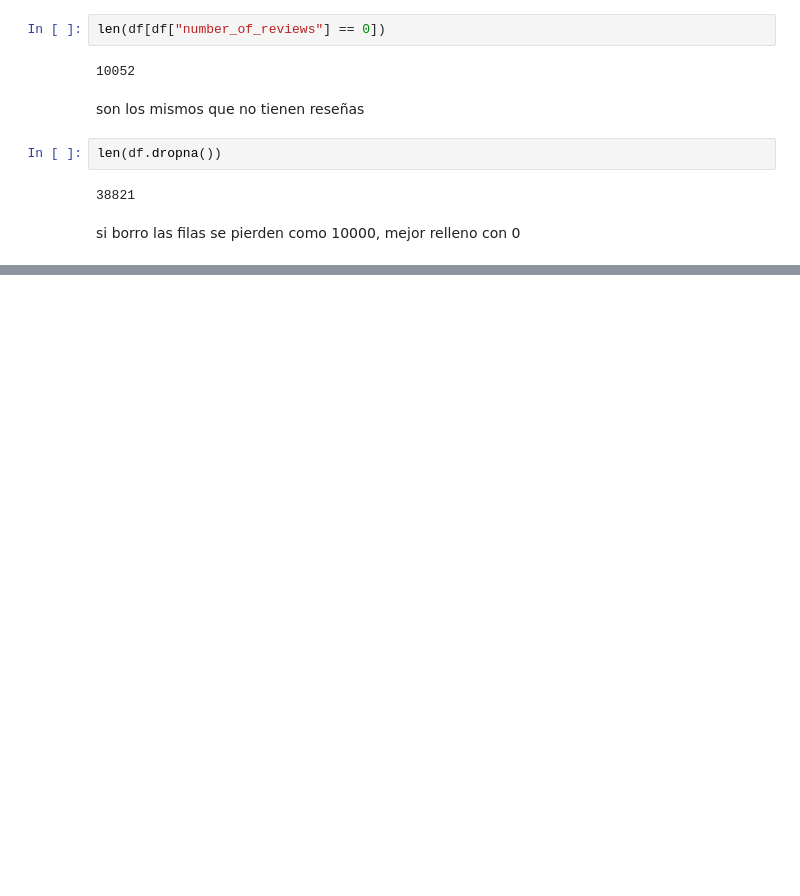
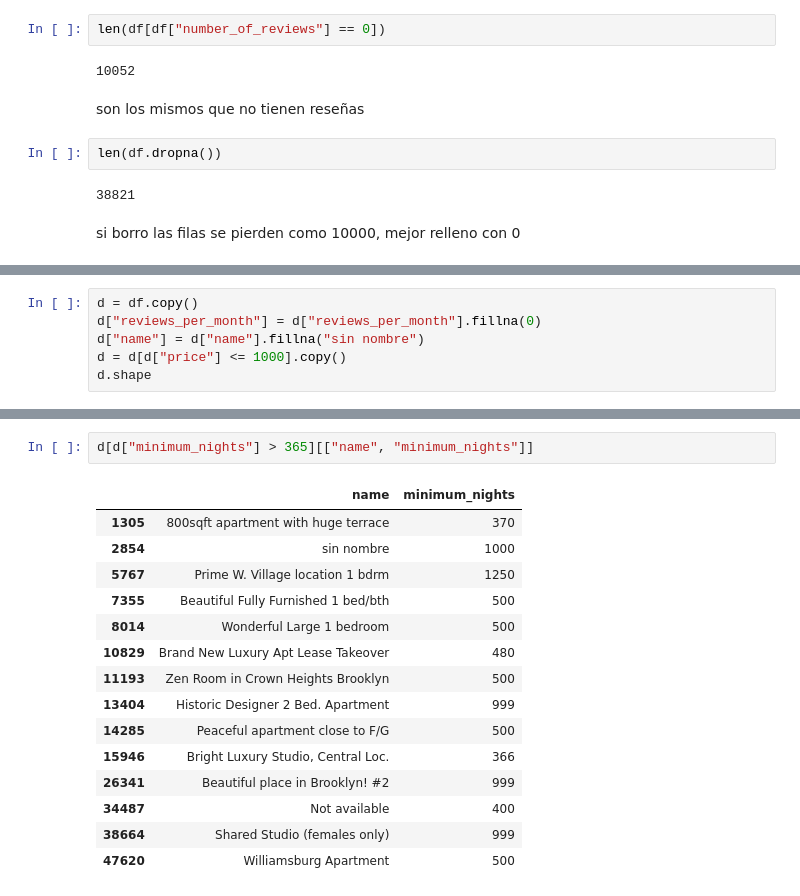
Before and after one commit to lina20-26/proyecto-airbnb-nyc, a Jupyter notebook: cuadernos/exploracion_paula.ipynb, the cells around one changed output, grey strips where cells are left out. Drawn from its saved outputs; the diff is of its cells as text; blank space fills up the shorter version.

```diff
--- a/cuadernos/exploracion_paula.ipynb
+++ b/cuadernos/exploracion_paula.ipynb
@@ -49,0 +53,6 @@ si borro las filas se pierden como 10000, mejor relleno con 0
+# %%
+d = df.copy()
+d["reviews_per_month"] = d["reviews_per_month"].fillna(0)
+d["name"] = d["name"].fillna("sin nombre")
+d = d[d["price"] <= 1000].copy()
+d.shape
@@ -49,0 +106,18 @@ si borro las filas se pierden como 10000, mejor relleno con 0
+# %%
+d[d["minimum_nights"] > 365][["name", "minimum_nights"]]
+# %% [output]
+|  | name | minimum_nights |
+| 1305 | 800sqft apartment with huge terrace | 370 |
+| 2854 | sin nombre | 1000 |
+| 5767 | Prime W. Village location 1 bdrm | 1250 |
+| 7355 | Beautiful Fully Furnished 1 bed/bth | 500 |
+| 8014 | Wonderful Large 1 bedroom | 500 |
+| 10829 | Brand New Luxury Apt Lease Takeover | 480 |
+| 11193 | Zen Room in Crown Heights Brooklyn | 500 |
+| 13404 | Historic Designer 2 Bed. Apartment | 999 |
+| 14285 | Peaceful apartment close to F/G | 500 |
+| 15946 | Bright Luxury Studio, Central Loc. | 366 |
+| 26341 | Beautiful place in Brooklyn! #2 | 999 |
+| 34487 | Not available | 400 |
+| 38664 | Shared Studio (females only) | 999 |
+| 47620 | Williamsburg Apartment | 500 |
```
Also changed, not shown: parts of 8 cells of this notebook.
